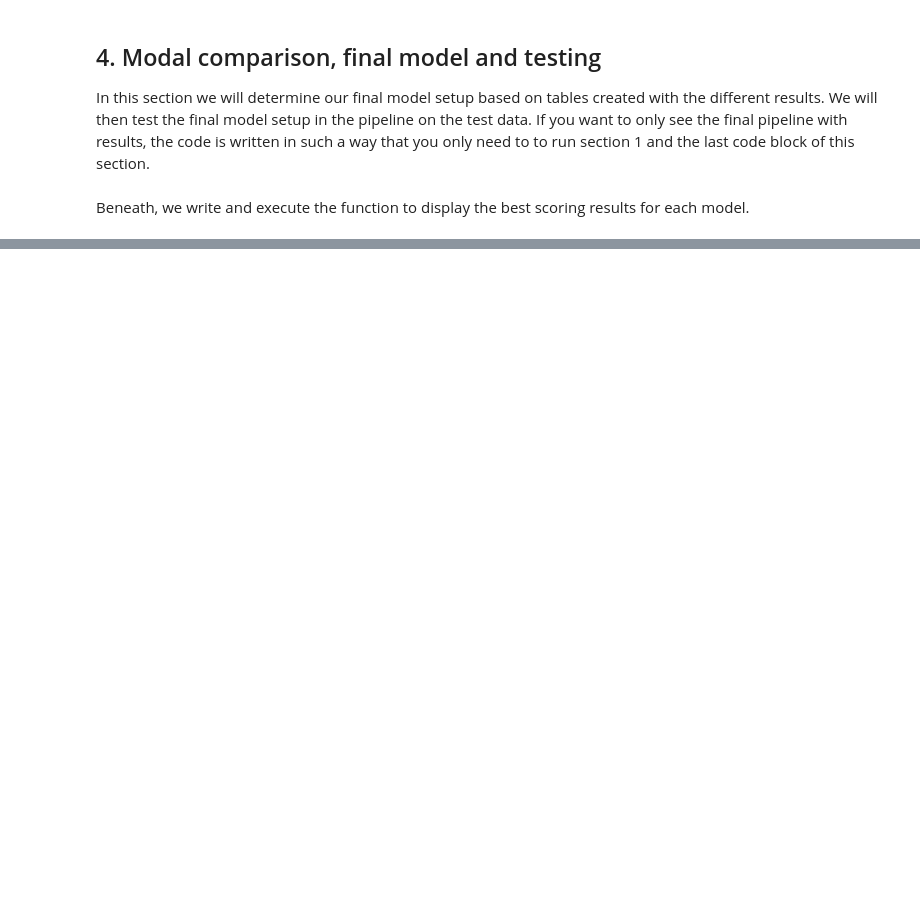
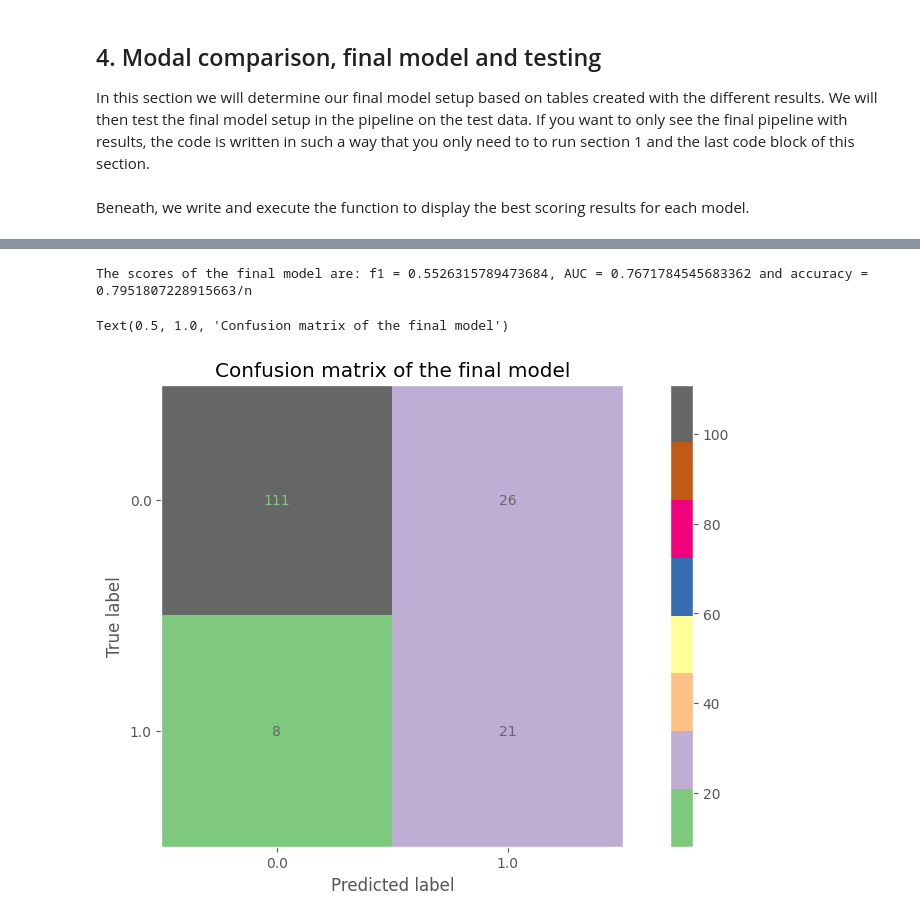
Before and after one commit to JosefienBerg/TM10007_ML_ECG_group4, a Jupyter notebook: assignment_ecg.ipynb, the cells around one changed output, grey strips where cells are left out. Cells and saved outputs as stored; diff of their text form; code cells hidden in the pictures; blank space fills up the shorter version.

```diff
--- a/assignment_ecg.ipynb
+++ b/assignment_ecg.ipynb
@@ -519,27 +606,47 @@ for combination_name in models_all_combinations:
 # %%
-# Write final pipeline with chosen combinations
-def final_pipeline(x_train, y_train, results_all_combinations):
-    """This function goes trough all the steps of the final model setup chosen in the previous section. Note: you need to run sections loading packages, 1 and 3 in order to run this code"""
+# # Write final pipeline with chosen combinations
+# def final_pipeline_usingresults(results_all_combinations, x_test, y_test):
+#     """This function goes trough all the steps of the final model setup chosen in the previous section. Note: you need to run sections loading packages, 1 and 3 in order to run this code"""
 
-    # Display and set the steps of the pipeline
-    pipe = results_all_combinations["robust_ffs"]["SVC"]["BestEstimator"]
-    print(f"The steps of the final model look are {pipe}\n")
+#     #Define pipeline when section 4 is runned
+#     pipe = results_all_combinations["robust_ffs"]["SVC"]["BestEstimator"]
+#     print(f"The steps of the final model look are {pipe}\n")
 
-    # Fit the pipeline on the training data
-    pipe.fit(x_train, y_train)
+#     # Compute the scores of the model on the test data
+#     y_pred= pipe.predict(x_test)
+#     score_f1 = f1_score(y_test, y_pred)
+#     score_AUC = roc_auc_score(y_test, y_pred)
+#     score_accuracy = accuracy_score(y_test, y_pred)
 
-    # Compute the scores of the model on the test data
-    y_pred= pipe.predict(x_test)
-    score_f1 = f1_score(y_test, y_pred)
-    score_AUC = roc_auc_score(y_test, y_pred)
-    score_accuracy = accuracy_score(y_test, y_pred)
+#     return score_f1, score_AUC, score_accuracy, y_pred
 
-    return score_f1, score_AUC, score_accuracy, y_pred
+# def final_pipeline(x_train, y_train, x_test, y_test):
+#     """This function goes trough all the steps of the final model setup chosen in the previous section. Note: you need to run sections loading packages and 1 in order to run this code"""
 
-#Execute pipeline to get the mean accuracy of the final model on the test data
-score_f1, score_AUC, score_accuracy, y_pred = final_pipeline(x_train, y_train, results_all_combinations)
-print(f"The scores of the final model are: f1 = {score_f1}, AUC = {score_AUC} and accuracy = {score_accuracy}")
+#     # Define pipeline and fit pipeline when section 4 is not runned (manually typed best estimator pipeline from results section 4)
+#     pipe = Pipeline([("impNaN", SimpleImputer()), ("imp0", SimpleImputer(missing_values=0)),("scaler", RobustScaler()), ("selector", SelectKBest()), ('sampling', SMOTE(sampling_strategy="minority")),('c',SVC(C=0.19978523))])
+#     pipe.fit(x_train, y_train)
 
-#Create confusion matrix for discussion
-from sklearn.metrics import confusion_matrix
-print(confusion_matrix(y_test, y_pred))
+#     # Compute the scores of the model on the test data
+#     y_pred= pipe.predict(x_test)
+#     score_f1 = f1_score(y_test, y_pred)
+#     score_AUC = roc_auc_score(y_test, y_pred)
+#     score_accuracy = accuracy_score(y_test, y_pred)
+
+#     return pipe, score_f1, score_AUC, score_accuracy, y_pred
+
+
+# #Execute pipeline to get the scores of the final model on the test data
+# # pipe, score_f1, score_AUC, score_accuracy, y_pred = final_pipeline_usingresults(results_all_combinations, x_test, y_test) #Choose this option when section 3 is runned
+# pipe, score_f1, score_AUC, score_accuracy, y_pred = final_pipeline(x_train, y_train, x_test, y_test) #Choose this option when section 3 is not runned
+
+# print(f"The scores of the final model are: f1 = {score_f1}, AUC = {score_AUC} and accuracy = {score_accuracy}/n")
+
+# #Create confusion matrix for discussion
+# disp = ConfusionMatrixDisplay.from_predictions(y_test, y_pred, display_labels= pipe.named_steps["c"].classes_, cmap = "Accent")
+# plt.grid(False)
+# disp.ax_.set_title("Confusion matrix of the final model")
+# %% [output]
+The scores of the final model are: f1 = 0.5526315789473684, AUC = 0.7671784545683362 and accuracy = 0.7951807228915663/n
+Text(0.5, 1.0, 'Confusion matrix of the final model')
+[figure, added]
```
Also changed, not shown: parts of 12 cells of this notebook.
